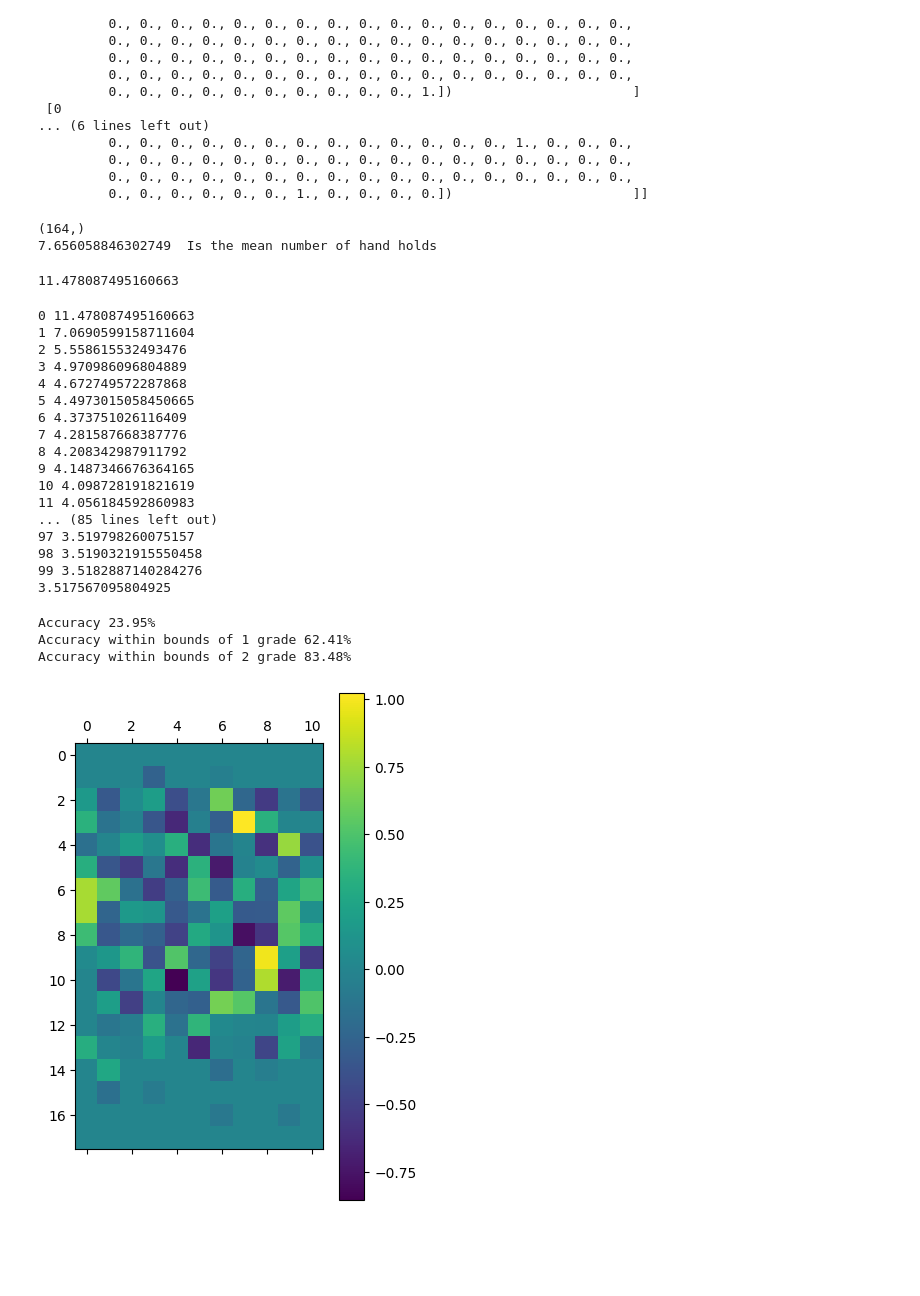
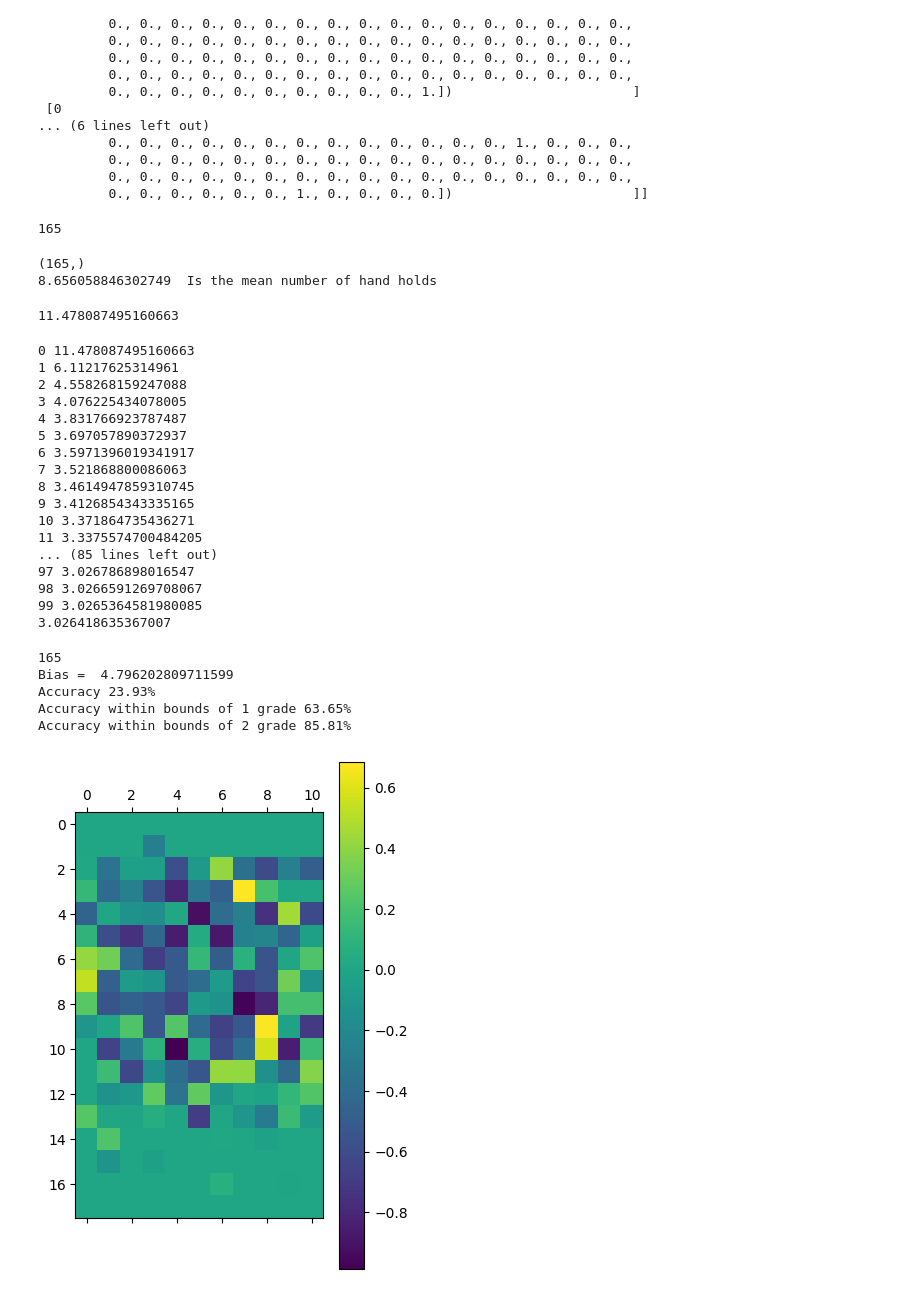
Before and after one commit to wd7512/Moonboard-Analysis, a Jupyter notebook: Linear Solve.ipynb, the cells around one changed output. Cells and saved outputs as stored; diff of their text form; code cells hidden in the pictures; blank space fills up the shorter version.

```diff
--- a/Linear Solve.ipynb
+++ b/Linear Solve.ipynb
@@ -48,7 +48,7 @@ from scipy.optimize import fminbound
 import matplotlib.pyplot as plt
 #import data
 
-data = np.load("2016TrainingData.npy",allow_pickle=True)
+data = np.load("2016TrainingData164.npy",allow_pickle=True)
 
 print(data[0:2])
 # %% [output]
@@ -71,15 +71,28 @@ print(data[0:2])
          0., 0., 0., 0., 0., 0., 1., 0., 0., 0., 0.])                       ]]
 # %%
 y = data[:,0]
+
+# we add a bias here
 x = np.stack(data[:,1])
+
+new_x = []
+
+for arr in x:
+    new_x.append(np.array(list(arr)+[1]))
+
+print(len(new_x[0]))
+
+x = np.array(new_x)
+# %% [output]
+165
 # %%
 theta = np.ones(x[0].size)
 print(theta.shape)
 
 print(np.mean(x@theta), ' Is the mean number of hand holds')
 # %% [output]
-(164,)
-7.656058846302749  Is the mean number of hand holds
+(165,)
+8.656058846302749  Is the mean number of hand holds
 # %%
 theta = np.zeros(x[0].size)
 
@@ -123,19 +136,19 @@ theta,_ = gd(L,gL,theta0,x,y)
 print(L(theta,x,y))
 # %% [output]
 0 11.478087495160663
-1 7.0690599158711604
-2 5.558615532493476
-3 4.970986096804889
-4 4.672749572287868
-5 4.4973015058450665
-6 4.373751026116409
-7 4.281587668387776
-8 4.208342987911792
-9 4.1487346676364165
-10 4.098728191821619
-11 4.056184592860983
+1 6.11217625314961
+2 4.558268159247088
+3 4.076225434078005
+4 3.831766923787487
+5 3.697057890372937
+6 3.5971396019341917
+7 3.521868800086063
+8 3.4614947859310745
+9 3.4126854343335165
+10 3.371864735436271
+11 3.3375574700484205
 ... (85 lines left out)
-97 3.519798260075157
-98 3.5190321915550458
-99 3.5182887140284276
-3.517567095804925
+97 3.026786898016547
+98 3.0266591269708067
+99 3.0265364581980085
+3.026418635367007
@@ -144,5 +155,6 @@ np.save('ThetaGD.npy',theta)
 # %%
-theta = np.load('ThetaGD.npy',allow_pickle=True)
+print(len(theta))
+print('Bias = ',theta[-1])
 
 def accuracy(theta,X,y,d=1):
     return np.sum(np.abs(X@theta - y)<(0.5+d-1))/y.size
@@ -151,16 +163,18 @@ print("Accuracy","{0:.2%}".format(accuracy(theta,x,y,1)))
 print("Accuracy within bounds of 1 grade","{0:.2%}".format(accuracy(theta,x,y,2)))
 print("Accuracy within bounds of 2 grade","{0:.2%}".format(accuracy(theta,x,y,3)))
 # %% [output]
-Accuracy 23.95%
-Accuracy within bounds of 1 grade 62.41%
-Accuracy within bounds of 2 grade 83.48%
+165
+Bias =  4.796202809711599
+Accuracy 23.93%
+Accuracy within bounds of 1 grade 63.65%
+Accuracy within bounds of 2 grade 85.81%
 # %%
 from Reverse import reverse
 
-s,m,e = reverse(theta)
+s,m,e = reverse(theta[:-1])
 
 plt.matshow(m)
 plt.colorbar()
 plt.show()
 # %% [output]
-[figure, old version]
+[figure, new version]
```
Also changed, not shown: parts of 9 cells of this notebook, 8 other files.
